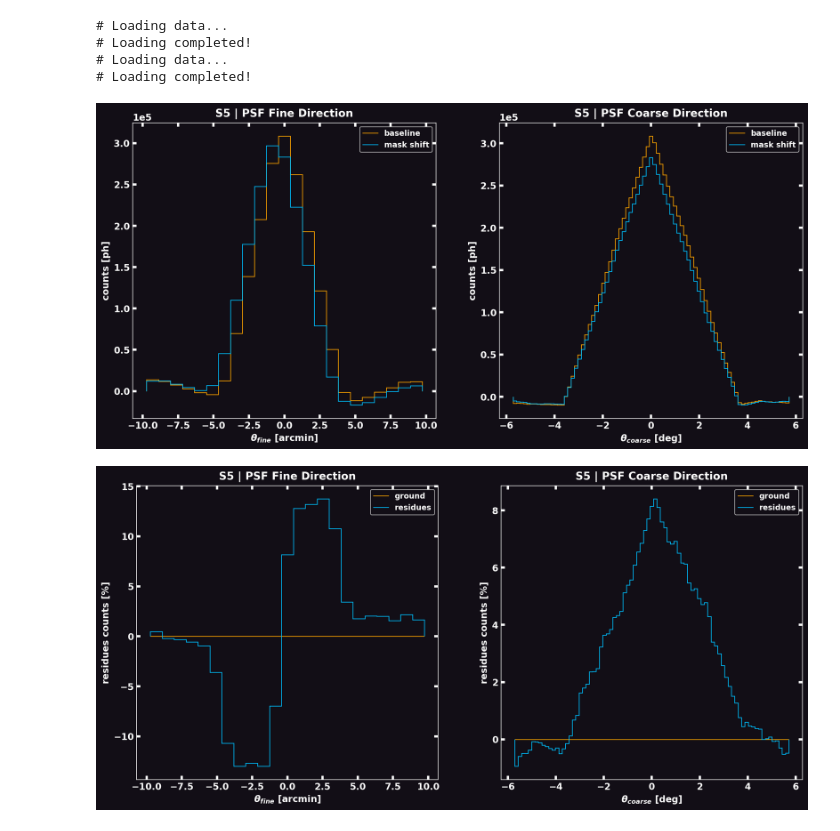
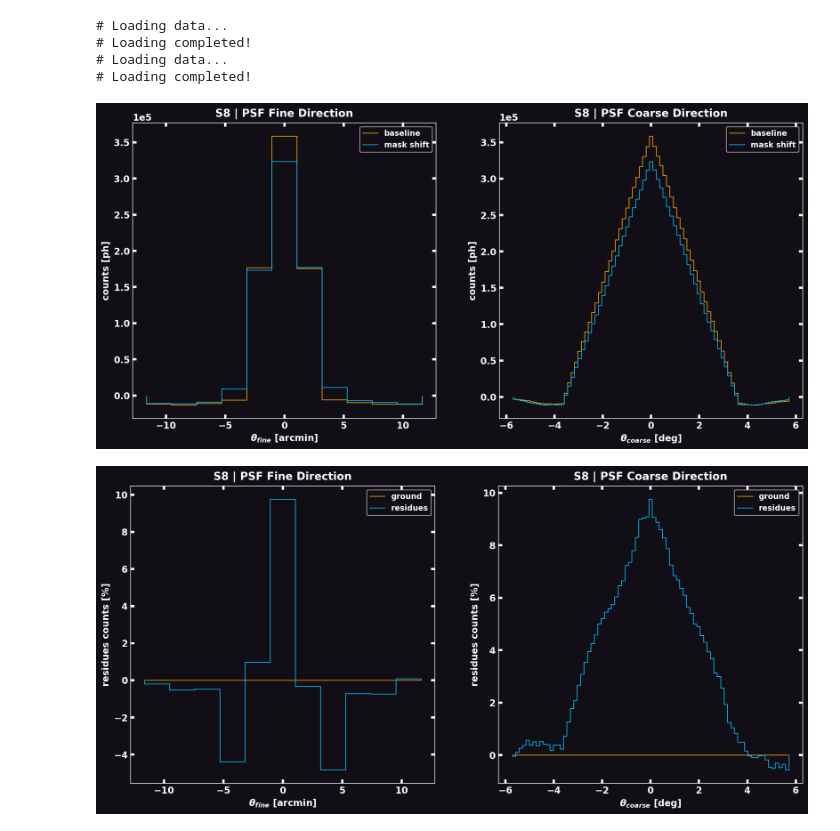
Before and after one commit to EdoardoGiancarli/LearningCodedMasks, a Jupyter notebook: CameraGeometry/demo_PSF_bnmrk.ipynb, the cells around one changed output. Drawn from its saved outputs; the diff is of its cells as text; code cells hidden in the pictures.

```diff
--- a/CameraGeometry/demo_PSF_bnmrk.ipynb
+++ b/CameraGeometry/demo_PSF_bnmrk.ipynb
@@ -25,7 +25,7 @@ DATA_FITS_bline: str = "baseline_2-50keV_1ks"
 RUN_ID_bline: str = 'baseline_wcxb'
 
 DATA_FITS_mshift: str = "mask_Z2arcmin_2-50keV_1ks"
-RUN_ID_mshift: str = 'mask_Z2arcmin'
+RUN_ID_mshift: str = 'mask_Z2arcmin_wcxb'
 
 ID_CAMERA_A: str = "cam1a"
 DATASET: str = "detected"
@@ -166,7 +166,7 @@ def custom_slices_plot(
     )
     return
 # %%
-SRC_ID: str = 's5'
+SRC_ID: str = 's8'
 
 
 IDX: int = int(np.argwhere(cu_map.common == SRC_ID)[0, 0])
@@ -176,35 +176,35 @@ KWS = {
     'title_prefix': SRC_ID.upper(),
     'color': ('Orange', 'DeepSkyBlue'),
 }
 residues = (skymap_bline - skymap_mshift) * 100 / skymap_bline[KWS['pos']]
 # ratio = np.clip(skymap_mshift, a_min=1, a_max=None) / np.clip(skymap_bline, a_min=1, a_max=None)
 
 custom_slices_plot(
     camera=wfm,
     sky=(skymap_bline, skymap_mshift),
     labels=('baseline', 'mask shift'),
     # save_to=f'{OUT_RESULTS_PATH}/psf_slices_{E_min}-{E_max}keV.pdf',
     **KWS,
 )
 custom_slices_plot(
     camera=wfm,
     sky=(np.zeros_like(residues), residues),
     labels=('ground', 'residues'),
     ylabel=r'residues counts [%]',
     # save_to=f'{OUT_RESULTS_PATH}/psf_slices_res_{E_min}-{E_max}keV.pdf',
     **KWS,
 )
 # custom_slices_plot(
 #     camera=wfm,
 #     sky=(np.ones_like(ratio), ratio),
 #     labels=('ground', 'ratio'),
 #     ylabel=r'ratio',
 #     # save_to=f'{OUT_RESULTS_PATH}/psf_slices_ratio_{E_min}-{E_max}keV.pdf',
 #     **KWS,
 # )
 # %% [output]
-[figure, old version]
+[figure, new version]
-[figure, old version]
+[figure, new version]
 # %%
 import matplotlib.pyplot as plt
 from darksun.show import DSPlot, export_pltparams
```
Also changed, not shown: parts of 1 cell of this notebook, 2 other files.
